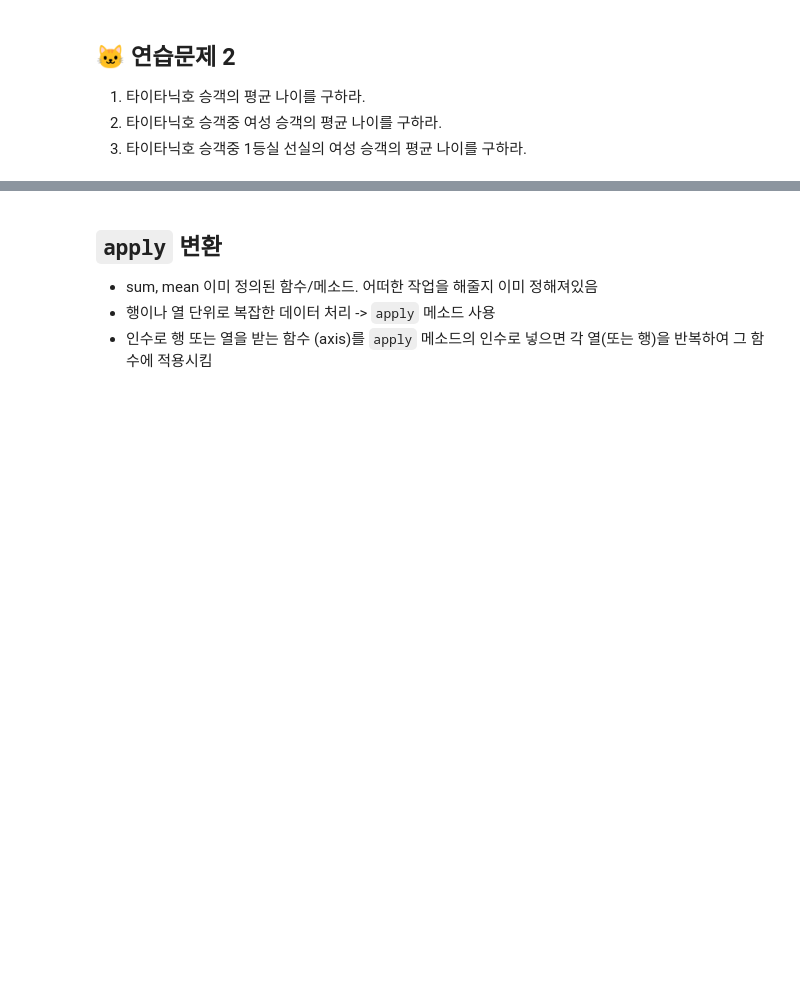
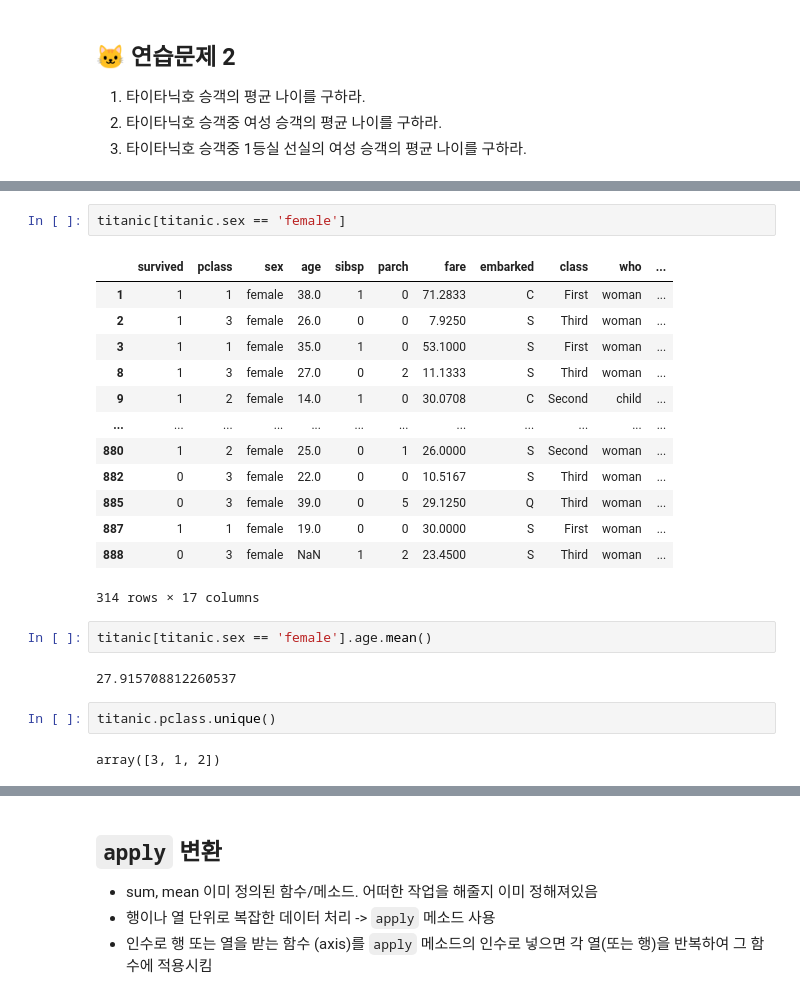
Before and after one commit to LEESUNG02/colab_note, a Jupyter notebook: 230621_데이터프레임_조작_ipynb의_사본.ipynb, the cells around one changed output, grey strips where cells are left out. Drawn from its saved outputs; the diff is of its cells as text; blank space fills up the shorter version.

```diff
--- a/230621_데이터프레임_조작_ipynb의_사본.ipynb
+++ b/230621_데이터프레임_조작_ipynb의_사본.ipynb
@@ -948,0 +984,24 @@ dtype: float64
+# %%
+titanic[titanic.sex == 'female']
+# %% [output]
+|  | survived | pclass | sex | age | sibsp | parch | fare | embarked | class | who | ... |
+| 1 | 1 | 1 | female | 38.0 | 1 | 0 | 71.2833 | C | First | woman | ... |
+| 2 | 1 | 3 | female | 26.0 | 0 | 0 | 7.9250 | S | Third | woman | ... |
+| 3 | 1 | 1 | female | 35.0 | 1 | 0 | 53.1000 | S | First | woman | ... |
+| 8 | 1 | 3 | female | 27.0 | 0 | 2 | 11.1333 | S | Third | woman | ... |
+| 9 | 1 | 2 | female | 14.0 | 1 | 0 | 30.0708 | C | Second | child | ... |
+| ... | ... | ... | ... | ... | ... | ... | ... | ... | ... | ... | ... |
+| 880 | 1 | 2 | female | 25.0 | 0 | 1 | 26.0000 | S | Second | woman | ... |
+| 882 | 0 | 3 | female | 22.0 | 0 | 0 | 10.5167 | S | Third | woman | ... |
+| 885 | 0 | 3 | female | 39.0 | 0 | 5 | 29.1250 | Q | Third | woman | ... |
+| 887 | 1 | 1 | female | 19.0 | 0 | 0 | 30.0000 | S | First | woman | ... |
+| 888 | 0 | 3 | female | NaN | 1 | 2 | 23.4500 | S | Third | woman | ... |
+314 rows × 17 columns
+# %%
+titanic[titanic.sex == 'female'].age.mean()
+# %% [output]
+27.915708812260537
+# %%
+titanic.pclass.unique()
+# %% [output]
+array([3, 1, 2])
```
Also changed, not shown: parts of 7 cells of this notebook.
